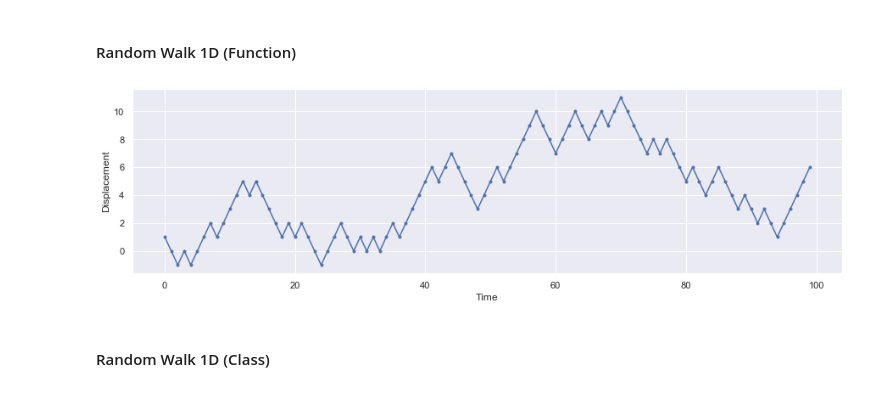
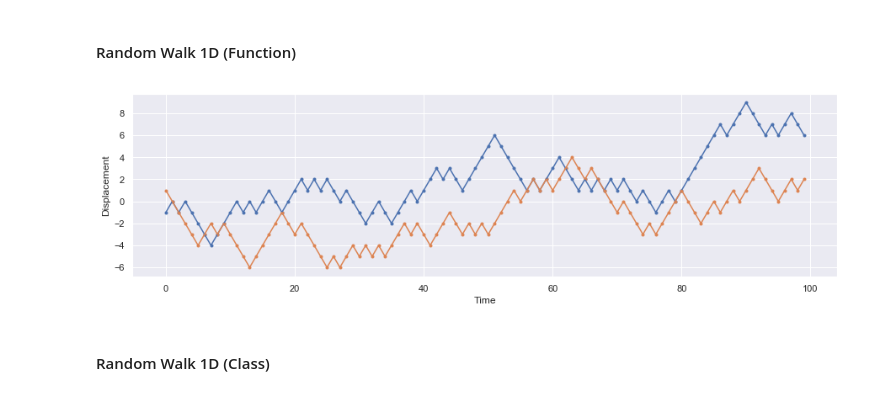
Before and after one commit to npshub/python-fundamentals, a Jupyter notebook: Project-Rwalk.ipynb, the cells around one changed output. Saved outputs shown, nothing was run; the diff lists cells and outputs as text; code cells hidden in the pictures.

```diff
--- a/Project-Rwalk.ipynb
+++ b/Project-Rwalk.ipynb
@@ -74,17 +79,24 @@ def walk1D(x,N,d):
     return X,T
 # %%
 '''Implement function to get data'''
-X,T = walk1D(x=0,N=100,d=1)
+X1,T1 = walk1D(x=0,N=100,d=1)
+X2,T2 = walk1D(x=0,N=100,d=1)
+
 '''Make a plot'''
 plt.figure(figsize = [15,4])
-plt.scatter(T,X,marker = '.')
-plt.plot(T,X)
+
+plt.scatter(T1,X1,marker = '.')
+plt.plot(T1,X1)
+
+plt.scatter(T2,X2,marker = '.')
+plt.plot(T2,X2)
+
 plt.xlabel("Time")
 plt.ylabel('Displacement')
 plt.grid(True)
 plt.show()
 # %% [output]
-[figure, old version]
+[figure, new version]
 # %% [markdown]
 ####  Random Walk 1D (Class)
 # %%
```
Also changed, not shown: parts of 3 cells of this notebook.
